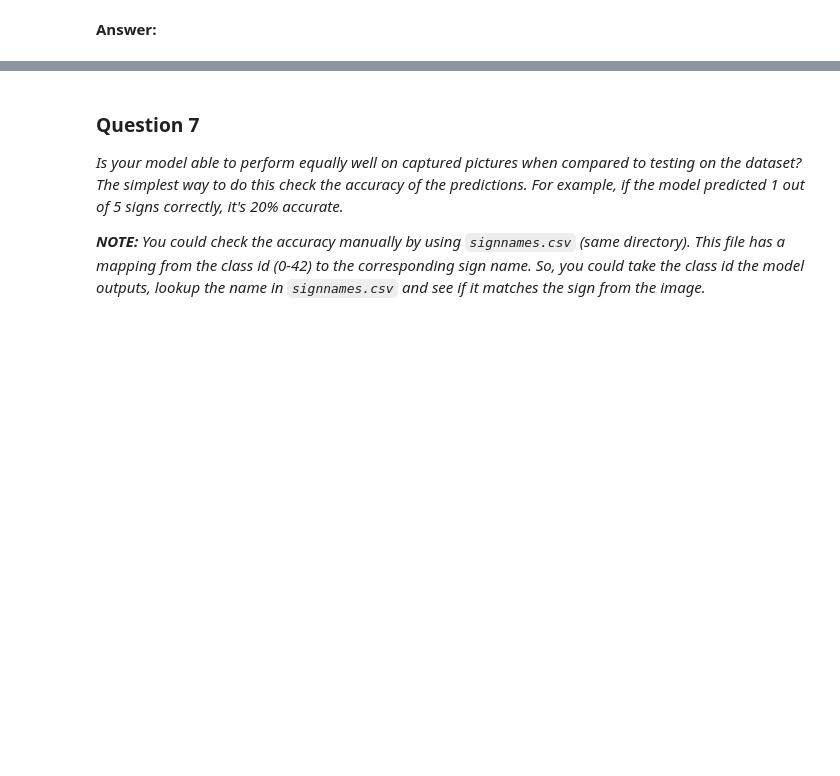
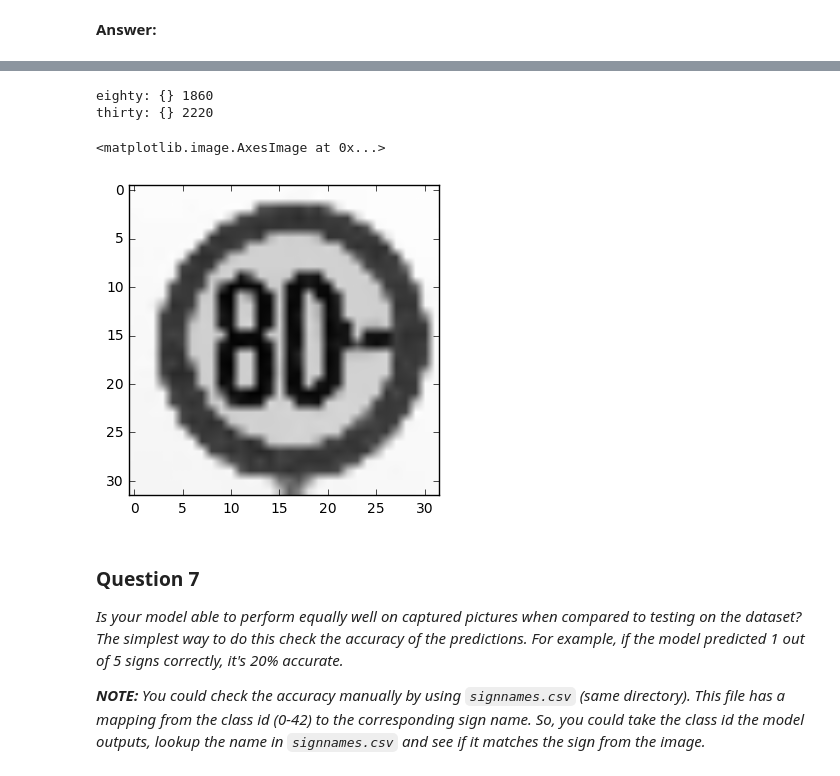
Before and after one commit to pfeifle/CarND-Traffic-Sign-Classifier-Project, a Jupyter notebook: Traffic_Sign_Classifier.ipynb, the cells around one changed output, grey strips where cells are left out. Saved outputs shown, nothing was run; the diff lists cells and outputs as text; code cells hidden in the pictures; blank space fills up the shorter version.

Commit message:
step 3 done cleanup still required

```diff
--- a/Traffic_Sign_Classifier.ipynb
+++ b/Traffic_Sign_Classifier.ipynb
@@ -480,0 +522,7 @@ Use the code cell (or multiple code cells, if necessary) to implement the first
+# %%
+with tf.Session() as sess:
+    loader = tf.train.import_meta_graph('lenet-9.meta')
+    loader.restore(sess, tf.train.latest_checkpoint('./'))
+    test_loss, test_accuracy = evaluate(X_myValues, y_myValues)
+    print("Test Loss     = {:.3f}".format(test_loss))
+    print("Test Accuracy = {:.3f}".format(test_accuracy))
@@ -480,0 +532,17 @@ Use the code cell (or multiple code cells, if necessary) to implement the first
+# %%
+def softmax(x):
+    """Compute softmax values for each sets of scores in x."""
+    e_x = np.exp(x - np.max(x))
+    return e_x / e_x.sum()
+
+with tf.Session() as sess:
+    loader = tf.train.import_meta_graph('lenet-9.meta')
+    loader.restore(sess, tf.train.latest_checkpoint('./'))
+    result =  sess.run(logits, feed_dict={x: X_myValues})
+    print(result)
+    print()
+    for i in range (6):
+        print (softmax(result[i]))
+    print()
+    print(sess.run(tf.nn.top_k(result, k=3)))
+print ('done')
@@ -490,3 +580,19 @@ _Choose five candidate images of traffic signs and provide them in the report. A
+# %%
+thirty = 0
+eighty = 0
+for i in range(len(train['labels'])):
+    if (train['labels'][i] == 1):
+        thirty = thirty + 1
+    if (train['labels'][i] == 5):
+        eighty = eighty + 1
+print ('eighty: {}', eighty)
+print ('thirty: {}', thirty)
+plt.imshow(readImage('./my_signs/image_3.jpg'), cmap='gray')
+# %% [output]
+eighty: {} 1860
+thirty: {} 2220
+<matplotlib.image.AxesImage at 0x...>
+[figure, added]
 # %% [markdown]
 ### Question 7
 
```
Also changed, not shown: parts of 18 cells of this notebook, 21 other files.
